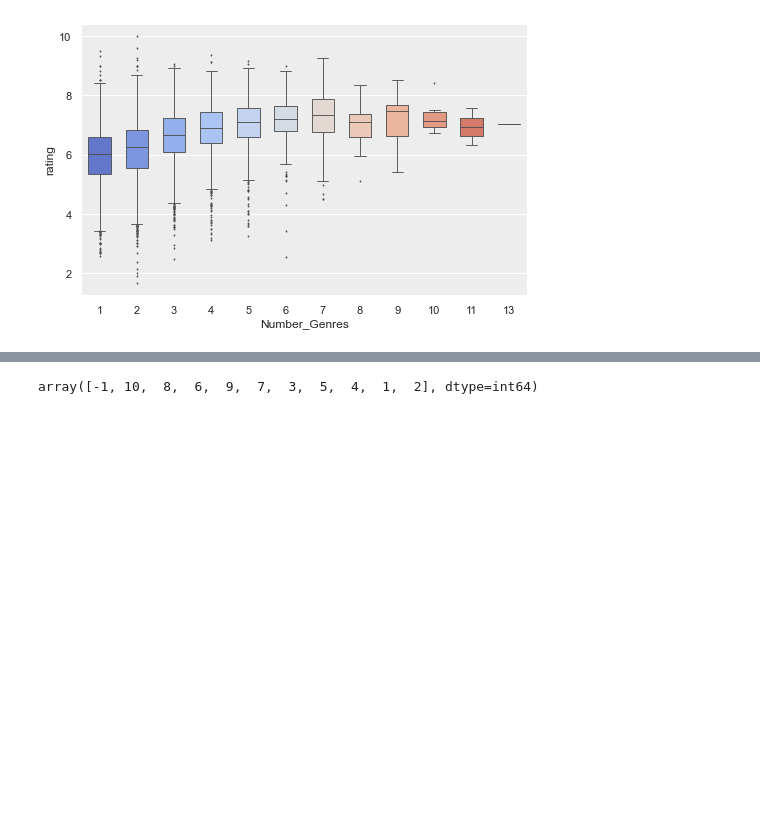
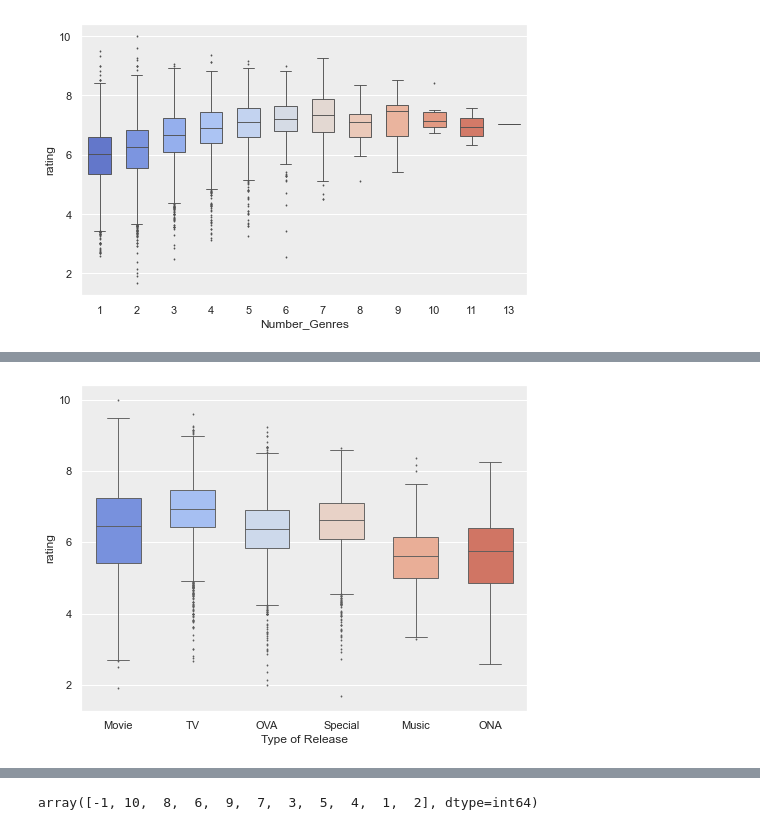
Before and after one commit to Ferdostto/Jupyter_Notebook_Test, a Jupyter notebook: BA Anime Recommendation Engine.ipynb, the cells around one changed output, grey strips where cells are left out. Cells and saved outputs as stored; diff of their text form; code cells hidden in the pictures; blank space fills up the shorter version.

```diff
--- a/BA Anime Recommendation Engine.ipynb
+++ b/BA Anime Recommendation Engine.ipynb
@@ -184,0 +208,6 @@ plt.savefig('Number_Genres_Rating', dpi = 300)
+# %%
+sns.boxplot(data=anime, x='type', y='rating',  palette = 'coolwarm', width=0.6, fliersize=1, linewidth=0.9)
+plt.xlabel('Type of Release')
+plt.savefig('Release_rating', dpi = 300)
+# %% [output]
+[figure, added]
```
Also changed, not shown: parts of 17 cells of this notebook, 8 other files.
